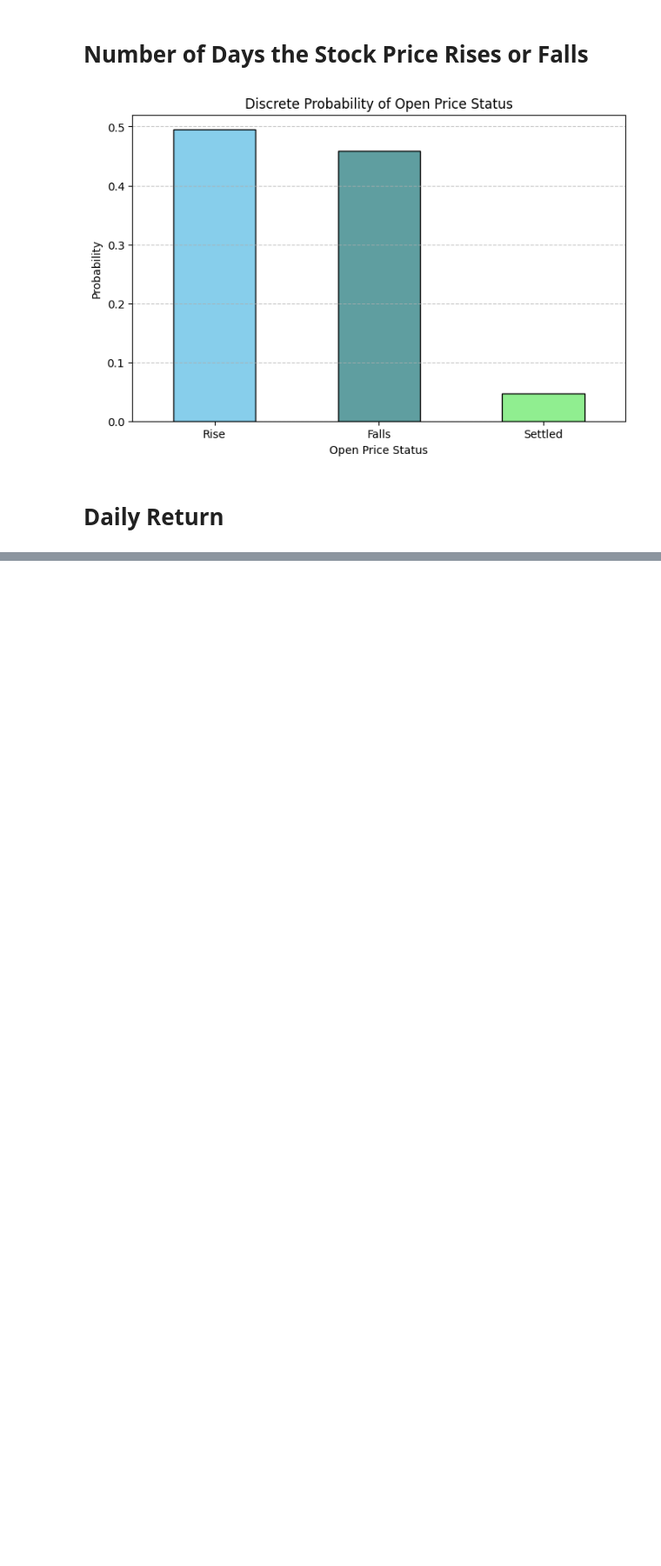
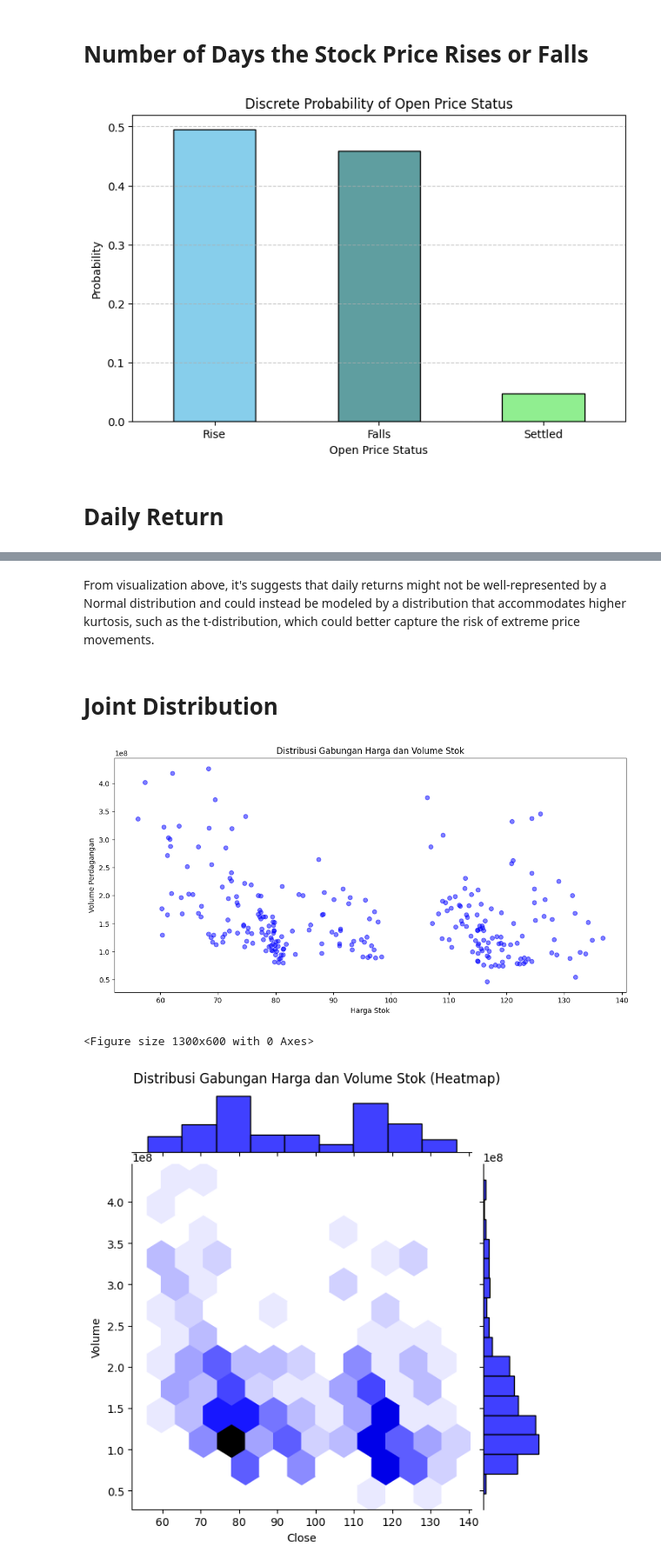
Before and after one commit to dhiiil/inferential-statistic, a Jupyter notebook: Dataset_Inference_Test/notebook/data_analysis.ipynb, the cells around one changed output, grey strips where cells are left out. Shown at 87% size. Cells and saved outputs as stored; diff of their text form; code cells hidden in the pictures; blank space fills up the shorter version.

```diff
--- a/Dataset_Inference_Test/notebook/data_analysis.ipynb
+++ b/Dataset_Inference_Test/notebook/data_analysis.ipynb
@@ -150,0 +162,24 @@ plt.show()
+# %% [markdown]
+From visualization above, it's suggests that daily returns might not be well-represented by a Normal distribution and could instead be modeled by a distribution that accommodates higher kurtosis, such as the t-distribution, which could better capture the risk of extreme price movements.
+# %% [markdown]
+# Joint Distribution
+# %%
+df_2020 = df_copy[df_copy['Date'].dt.year == 2020]
+# %%
+# Plot distribusi gabungan menggunakan scatter plot
+plt.figure(figsize=(13, 6))
+plt.scatter(df_2020['Close'], df_2020['Volume'], alpha=0.5, color='blue')
+plt.title('Distribusi Gabungan Harga dan Volume Stok')
+plt.xlabel('Harga Stok')
+plt.ylabel('Volume Perdagangan')
+plt.show()
+
+# Plot heatmap untuk melihat distribusi gabungan dalam bentuk grid
+plt.figure(figsize=(13, 6))
+sns.jointplot(x='Close', y='Volume', data=df_2020, kind='hex', color='blue')
+plt.suptitle('Distribusi Gabungan Harga dan Volume Stok (Heatmap)', y=1.02)
+plt.show()
+# %% [output]
+[figure, added]
+<Figure size 1300x600 with 0 Axes>
+[figure, added]
```
Also changed, not shown: parts of 22 cells of this notebook.
